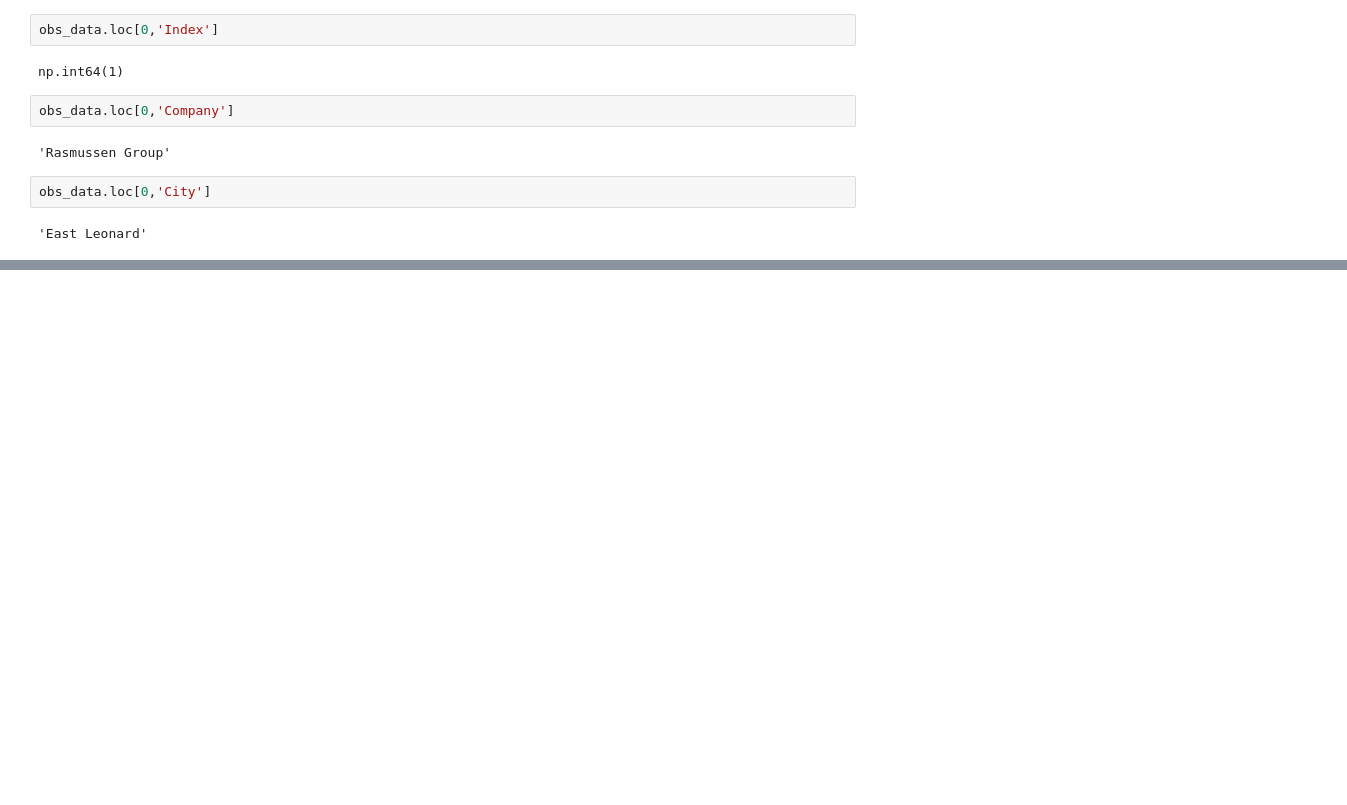
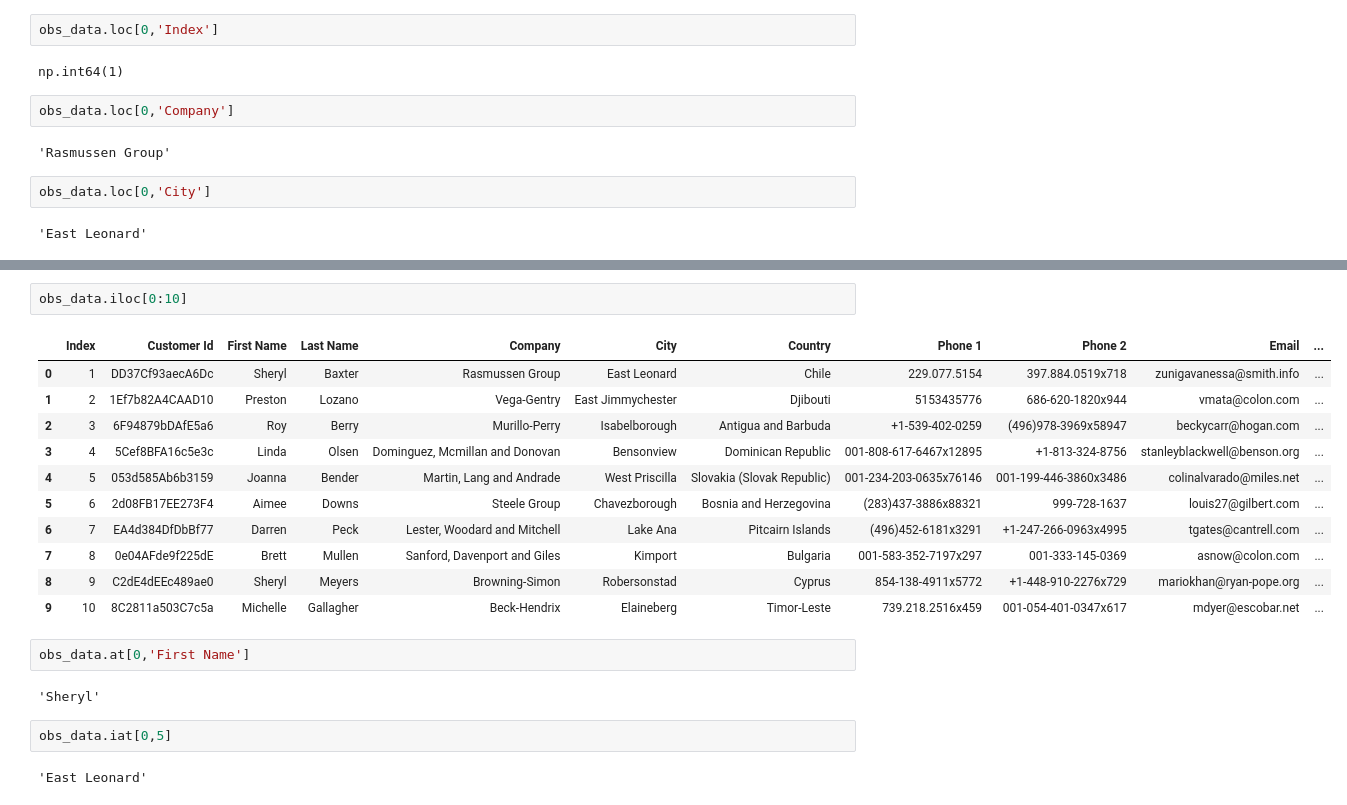
Before and after one commit to AbhishekChauhan9036/Data-Science, a Jupyter notebook: Pandas/Pandas_Lecture.ipynb, the cells around one changed output, grey strips where cells are left out. Cells and saved outputs as stored; diff of their text form; blank space fills up the shorter version.

Commit message:
Data Science

```diff
--- a/Pandas/Pandas_Lecture.ipynb
+++ b/Pandas/Pandas_Lecture.ipynb
@@ -294,0 +348,22 @@ obs_data.loc[0,'City']
+# %%
+obs_data.iloc[0:10]
+# %% [output]
+|  | Index | Customer Id | First Name | Last Name | Company | City | Country | Phone 1 | Phone 2 | Email | ... |
+| 0 | 1 | DD37Cf93aecA6Dc | Sheryl | Baxter | Rasmussen Group | East Leonard | Chile | 229.077.5154 | 397.884.0519x718 | zunigavanessa@smith.info | ... |
+| 1 | 2 | 1Ef7b82A4CAAD10 | Preston | Lozano | Vega-Gentry | East Jimmychester | Djibouti | 5153435776 | 686-620-1820x944 | vmata@colon.com | ... |
+| 2 | 3 | 6F94879bDAfE5a6 | Roy | Berry | Murillo-Perry | Isabelborough | Antigua and Barbuda | +1-539-402-0259 | (496)978-3969x58947 | beckycarr@hogan.com | ... |
+| 3 | 4 | 5Cef8BFA16c5e3c | Linda | Olsen | Dominguez, Mcmillan and Donovan | Bensonview | Dominican Republic | 001-808-617-6467x12895 | +1-813-324-8756 | stanleyblackwell@benson.org | ... |
+| 4 | 5 | 053d585Ab6b3159 | Joanna | Bender | Martin, Lang and Andrade | West Priscilla | Slovakia (Slovak Republic) | 001-234-203-0635x76146 | 001-199-446-3860x3486 | colinalvarado@miles.net | ... |
+| 5 | 6 | 2d08FB17EE273F4 | Aimee | Downs | Steele Group | Chavezborough | Bosnia and Herzegovina | (283)437-3886x88321 | 999-728-1637 | louis27@gilbert.com | ... |
+| 6 | 7 | EA4d384DfDbBf77 | Darren | Peck | Lester, Woodard and Mitchell | Lake Ana | Pitcairn Islands | (496)452-6181x3291 | +1-247-266-0963x4995 | tgates@cantrell.com | ... |
+| 7 | 8 | 0e04AFde9f225dE | Brett | Mullen | Sanford, Davenport and Giles | Kimport | Bulgaria | 001-583-352-7197x297 | 001-333-145-0369 | asnow@colon.com | ... |
+| 8 | 9 | C2dE4dEEc489ae0 | Sheryl | Meyers | Browning-Simon | Robersonstad | Cyprus | 854-138-4911x5772 | +1-448-910-2276x729 | mariokhan@ryan-pope.org | ... |
+| 9 | 10 | 8C2811a503C7c5a | Michelle | Gallagher | Beck-Hendrix | Elaineberg | Timor-Leste | 739.218.2516x459 | 001-054-401-0347x617 | mdyer@escobar.net | ... |
+# %%
+obs_data.at[0,'First Name']
+# %% [output]
+'Sheryl'
+# %%
+obs_data.iat[0,5]
+# %% [output]
+'East Leonard'
```
Also changed, not shown: parts of 10 cells of this notebook.
